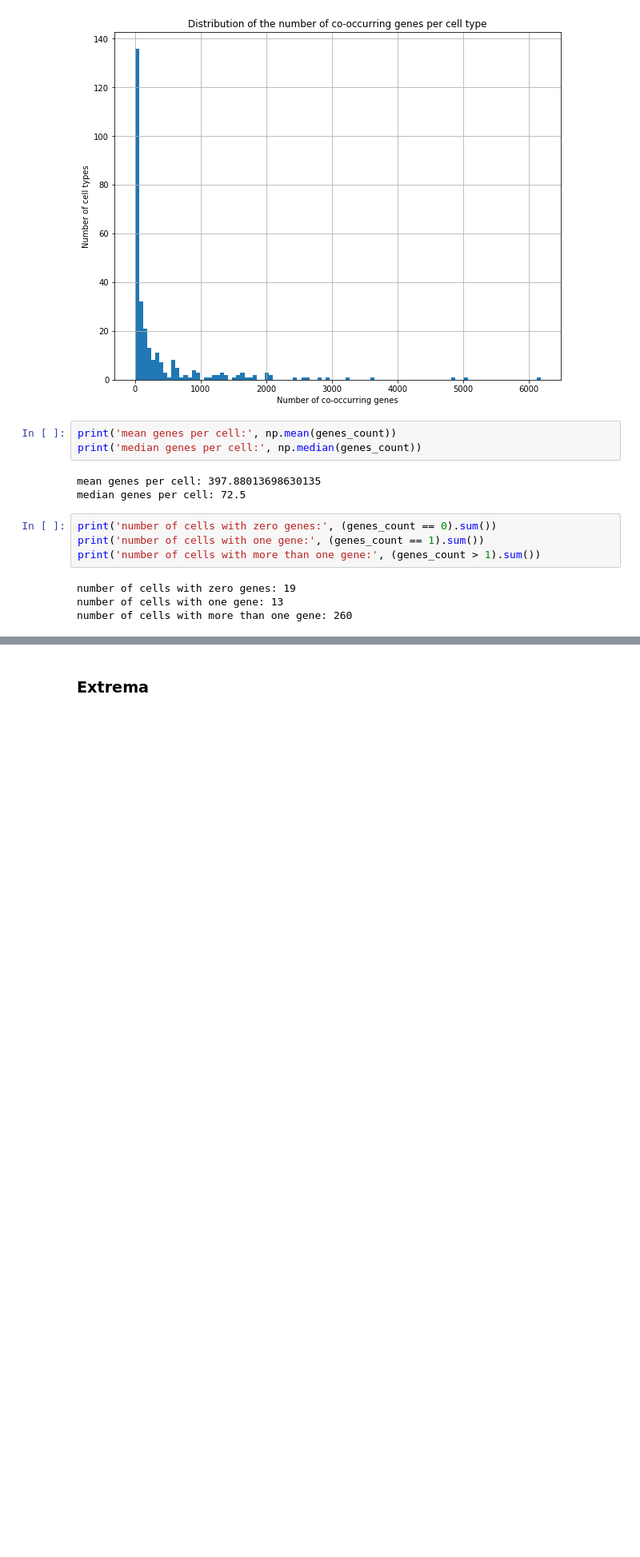
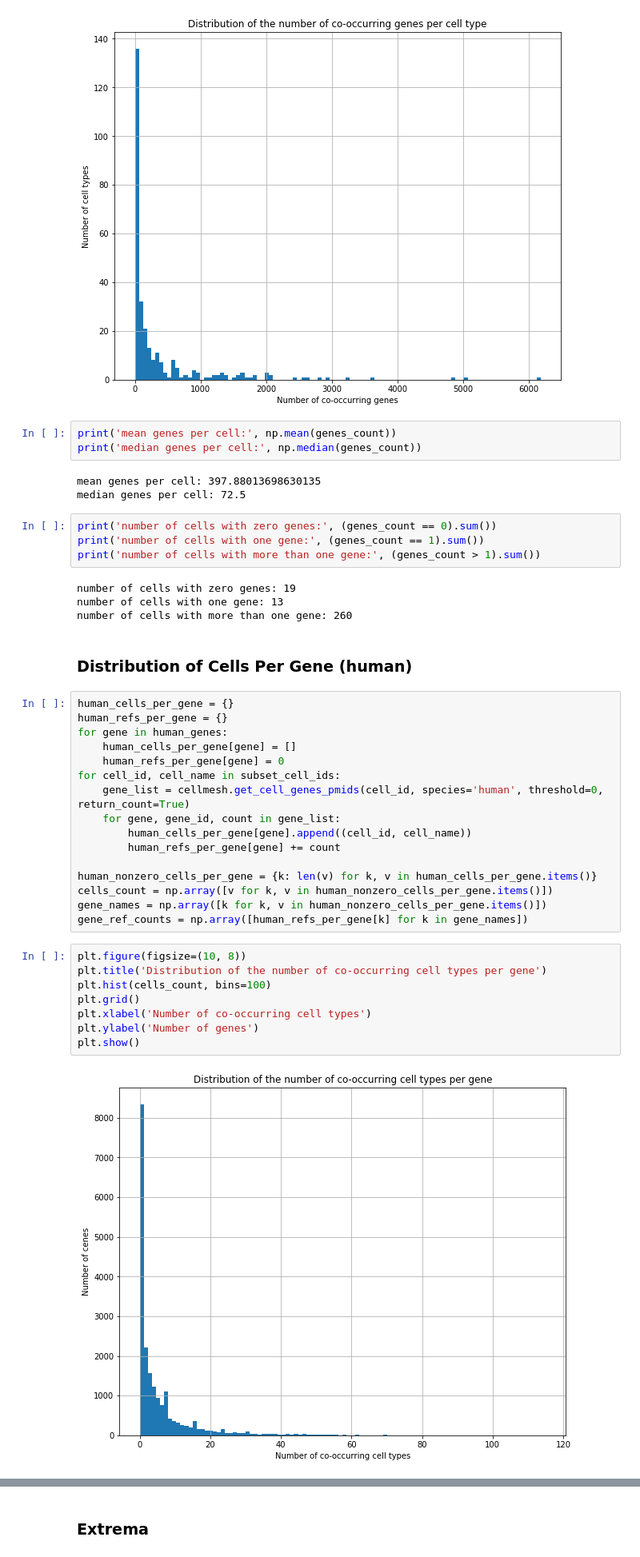
Before and after one commit to yjzhang/cellmesh, a Jupyter notebook: cellmesh_statistics.ipynb, the cells around one changed output, grey strips where cells are left out. Shown at 80% size. Saved outputs shown, nothing was run; the diff lists cells and outputs as text; blank space fills up the shorter version.

```diff
--- a/cellmesh_statistics.ipynb
+++ b/cellmesh_statistics.ipynb
@@ -72,3 +72,31 @@ print('number of cells with more than one gene:', (genes_count > 1).sum())
 number of cells with zero genes: 19
 number of cells with one gene: 13
 number of cells with more than one gene: 260
+# %% [markdown]
+### Distribution of Cells Per Gene (human)
+# %%
+human_cells_per_gene = {}
+human_refs_per_gene = {}
+for gene in human_genes:
+    human_cells_per_gene[gene] = []
+    human_refs_per_gene[gene] = 0
+for cell_id, cell_name in subset_cell_ids:
+    gene_list = cellmesh.get_cell_genes_pmids(cell_id, species='human', threshold=0, return_count=True)
+    for gene, gene_id, count in gene_list:
+        human_cells_per_gene[gene].append((cell_id, cell_name))
+        human_refs_per_gene[gene] += count
+
+human_nonzero_cells_per_gene = {k: len(v) for k, v in human_cells_per_gene.items()}
+cells_count = np.array([v for k, v in human_nonzero_cells_per_gene.items()])
+gene_names = np.array([k for k, v in human_nonzero_cells_per_gene.items()])
+gene_ref_counts = np.array([human_refs_per_gene[k] for k in gene_names])
+# %%
+plt.figure(figsize=(10, 8))
+plt.title('Distribution of the number of co-occurring cell types per gene')
+plt.hist(cells_count, bins=100)
+plt.grid()
+plt.xlabel('Number of co-occurring cell types')
+plt.ylabel('Number of genes')
+plt.show()
+# %% [output]
+[figure, added]
```
Also changed, not shown: parts of 6 cells of this notebook.
